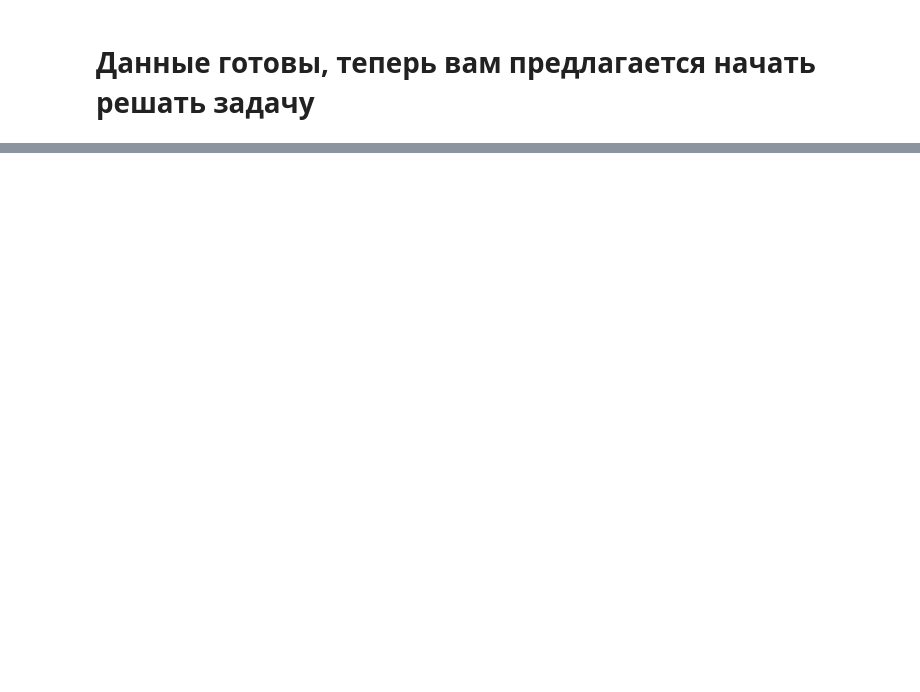
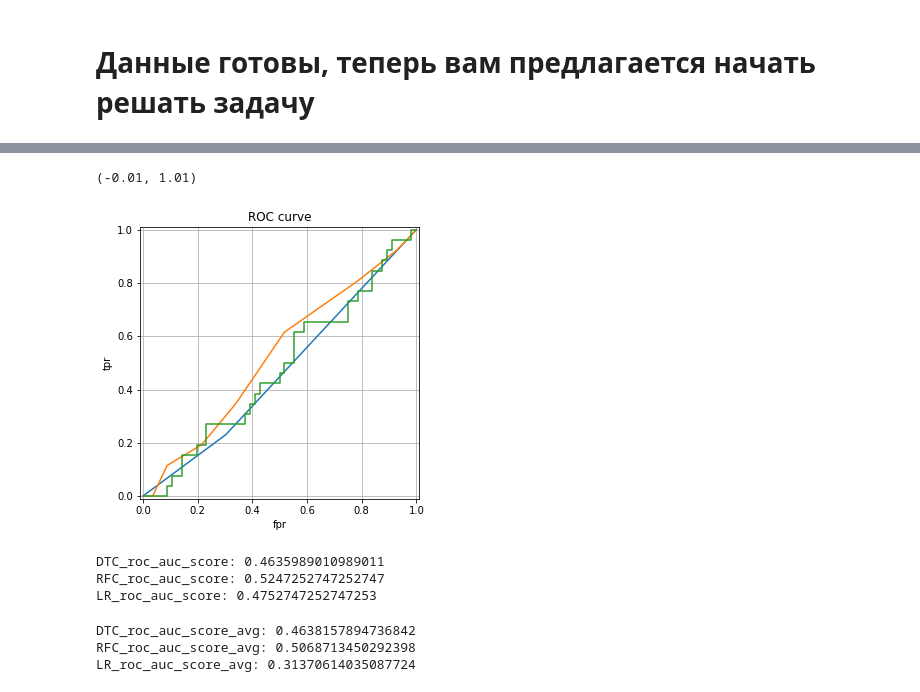
Before and after one commit to marinaTur/sfml, a Jupyter notebook: hw_02/02_hw_otp.ipynb, the cells around one changed output, grey strips where cells are left out. Cells and saved outputs as stored; diff of their text form; code cells hidden in the pictures; blank space fills up the shorter version.

```diff
--- a/hw_02/02_hw_otp.ipynb
+++ b/hw_02/02_hw_otp.ipynb
@@ -194,9 +344,80 @@ from sklearn.linear_model import LogisticRegression
+# %%
+# Потроить roc-кривые всех можелей на одном графике
+# Вывести roc_auc каждой моделе
+
+# Ваш код :-)
+
+%matplotlib inline
+from matplotlib import pyplot as plt
+from sklearn.metrics import roc_auc_score, roc_curve
+
+dtc_fpr, dtc_tpr, dtc_thresholds = roc_curve(y_test, dtc_predict_proba[:,1])
+rfc_fpr, rfc_tpr, rfc_thresholds = roc_curve(y_test, rfc_predict_proba[:,1])
+lr_fpr, lr_tpr, lr_thresholds = roc_curve(y_test, lr_predict_proba[:,1])
+
+plt.figure(figsize=(5, 5))
+
+plt.plot(dtc_fpr, dtc_tpr)
+plt.plot(rfc_fpr, rfc_tpr)
+plt.plot(lr_fpr, lr_tpr)
+
+# plt.plot([0, 1], [0, 1])
+plt.ylabel('tpr')
+plt.xlabel('fpr')
+plt.grid(True)
+plt.title('ROC curve')
+plt.xlim((-0.01, 1.01))
+plt.ylim((-0.01, 1.01))
+# %% [output]
+(-0.01, 1.01)
+[figure, added]
+# %%
+print ("DTC_roc_auc_score:",roc_auc_score(y_test, dtc_predict_proba[:,1]))
+print ("RFC_roc_auc_score:",roc_auc_score(y_test, rfc_predict_proba[:,1]))
+print ("LR_roc_auc_score:",roc_auc_score(y_test, lr_predict_proba[:,1]))
+# %% [output]
+DTC_roc_auc_score: 0.4635989010989011
+RFC_roc_auc_score: 0.5247252747252747
+LR_roc_auc_score: 0.4752747252747253
 # %%
 from sklearn.cross_validation import cross_val_score
 # Сделать k-fold (10 фолдов) кросс-валидацию каждой модели
 # И посчитать средний roc_auc
 
 # Ваш код :-)
+# %%
+
+dtc_k_folds = cross_val_score(
+                            dtc,
+                            train2,
+                            y2,
+                            scoring='roc_auc',
+                            cv=10
+                        )
+
+rfc_k_folds = cross_val_score(
+                            rfc,
+                            train2,
+                            y2,
+                            scoring='roc_auc',
+                            cv=10
+                        )
+
+lr_k_folds = cross_val_score(
+                            lr,
+                            train2,
+                            y2,
+                            scoring='roc_auc',
+                            cv=10
+                        )
+
+print ("DTC_roc_auc_score_avg:",dtc_k_folds.mean())
+print ("RFC_roc_auc_score_avg:",rfc_k_folds.mean())
+print ("LR_roc_auc_score_avg:",lr_k_folds.mean())
+# %% [output]
+DTC_roc_auc_score_avg: 0.4638157894736842
+RFC_roc_auc_score_avg: 0.5068713450292398
+LR_roc_auc_score_avg: 0.31370614035087724
 # %%
 # Взять лучшую модель и сделать predict (с вероятностями (!!!)) для test выборки
 
```
Also changed, not shown: parts of 26 cells of this notebook.
